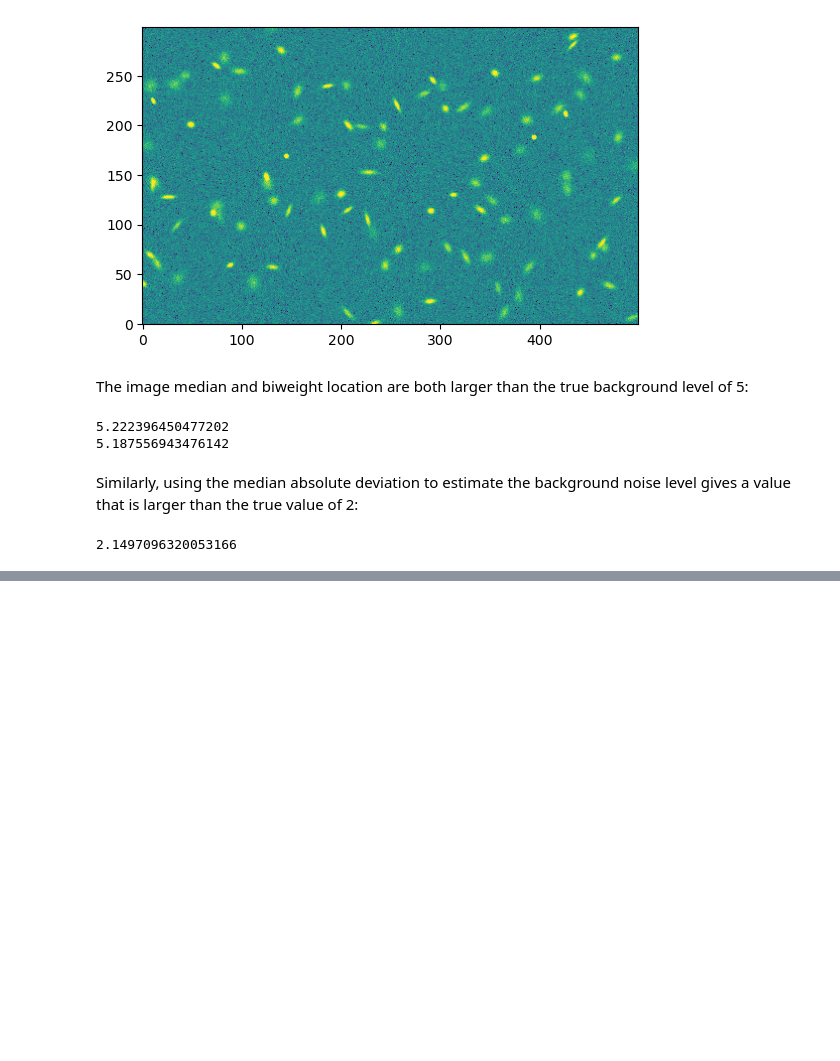
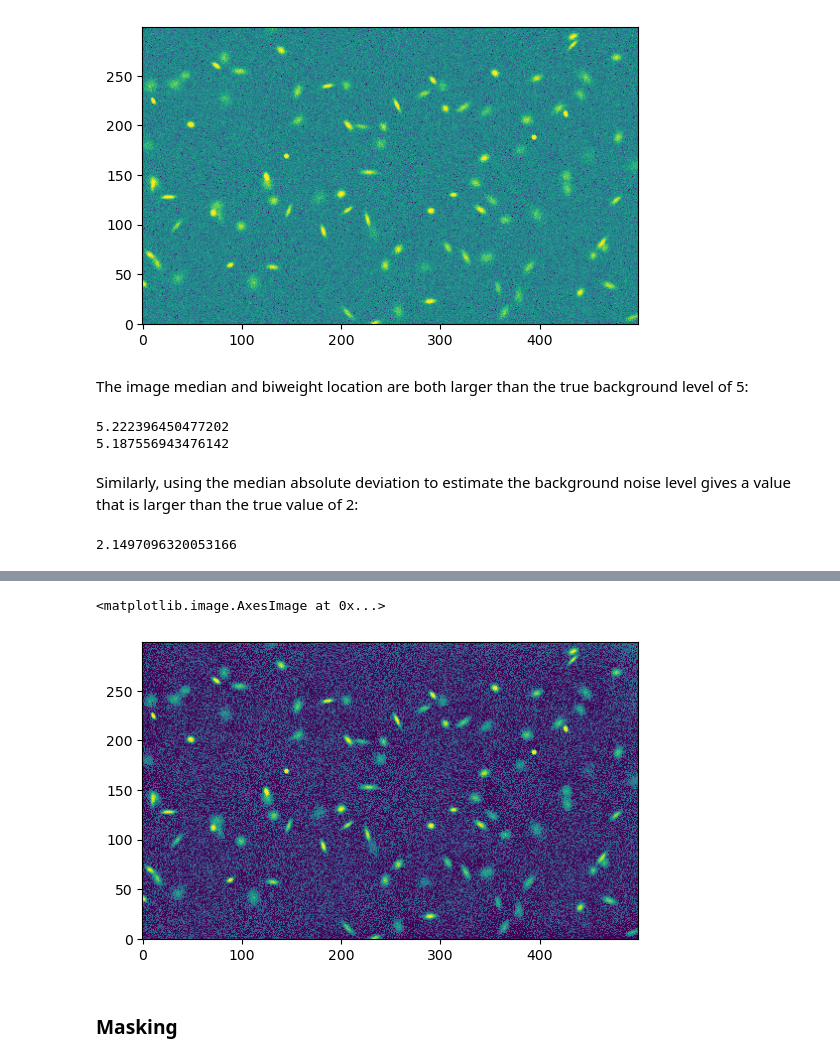
Before and after one commit to Alexander-Leesman/astropy_tutorials, a Jupyter notebook: photutils_backgrond_estimation.ipynb, the cells around one changed output, grey strips where cells are left out. Cells and saved outputs as stored; diff of their text form; code cells hidden in the pictures; blank space fills up the shorter version.

```diff
--- a/photutils_backgrond_estimation.ipynb
+++ b/photutils_backgrond_estimation.ipynb
@@ -44,0 +108,10 @@ print(mad_std(data))
+# %%
+# Background subtracted image
+data2_sub = data2 - bkg.background
+fig, ax = plt.subplots()
+ax.imshow(data2_sub, norm=norm, origin='lower')
+# %% [output]
+<matplotlib.image.AxesImage at 0x...>
+[figure, added]
+# %% [markdown]
+### Masking
```
Also changed, not shown: parts of 9 cells of this notebook, 7 other files.
